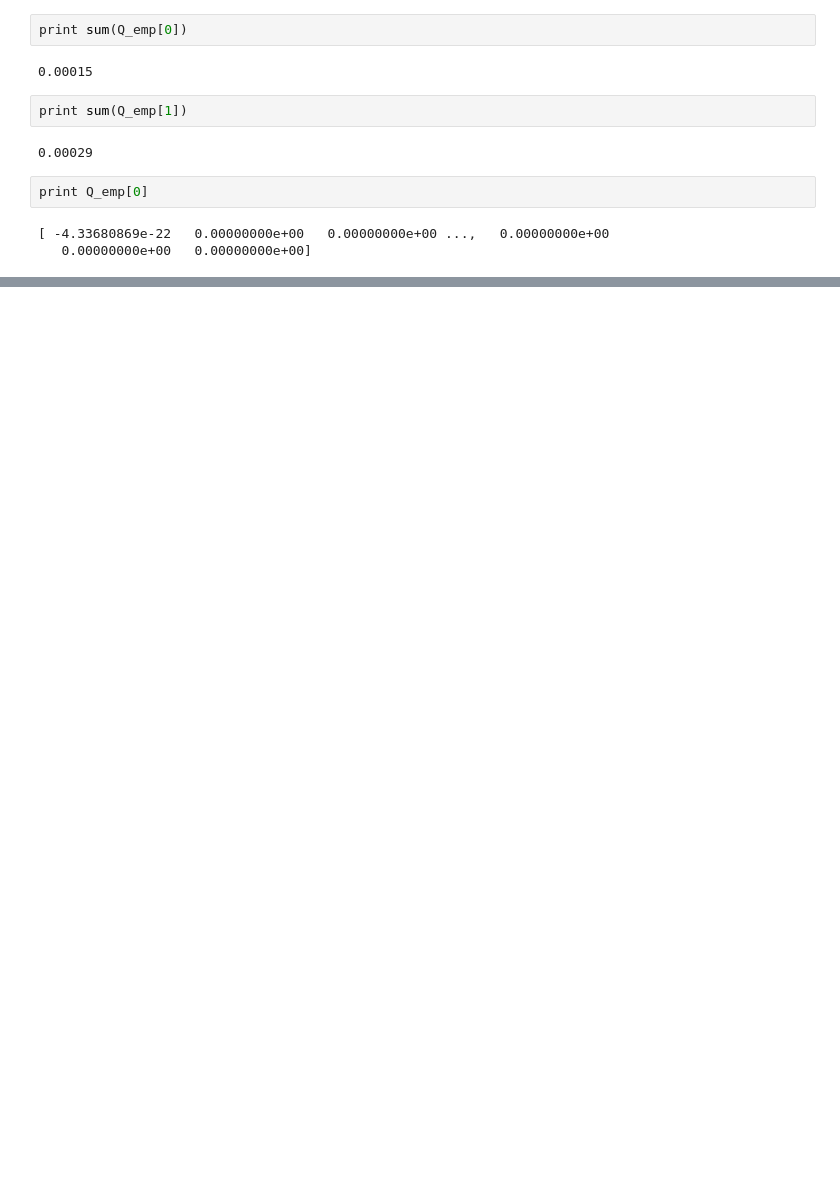
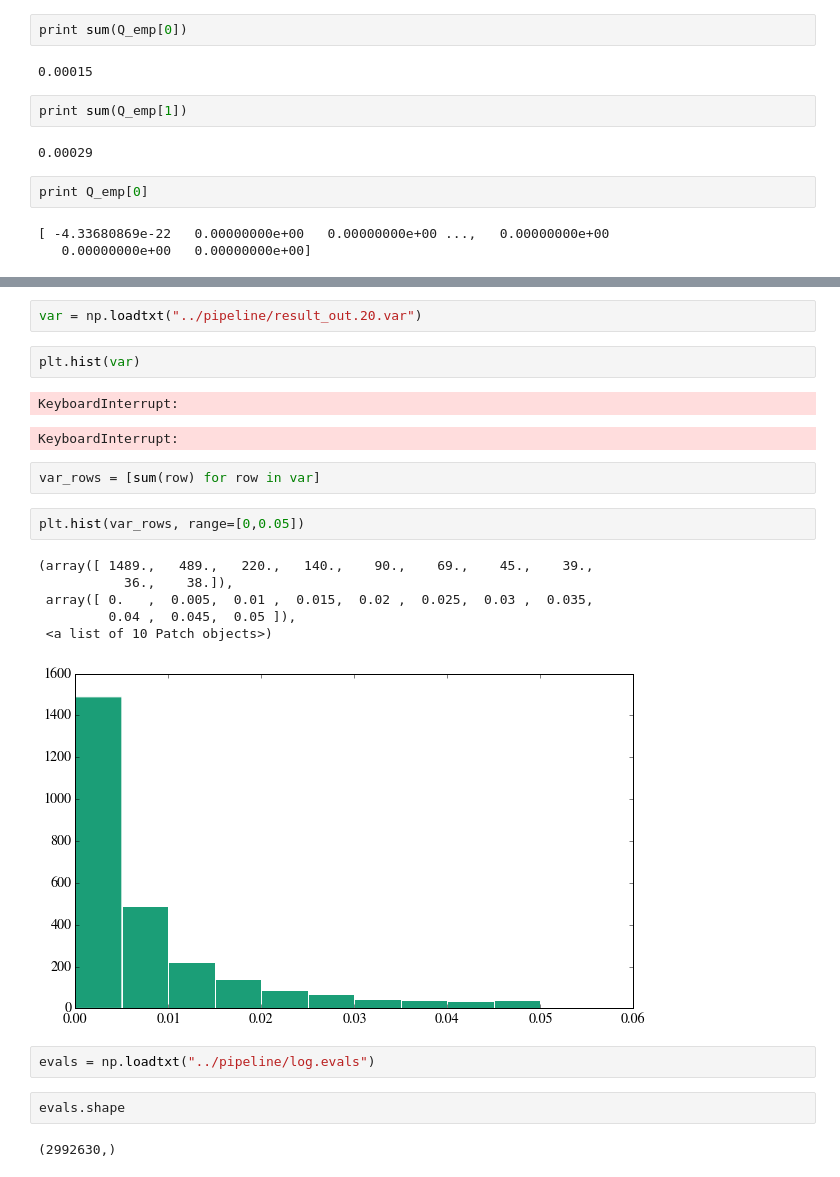
Before and after one commit to jming/thesis, a Jupyter notebook: explore-ipynb/Convex Hull Random.ipynb, the cells around one changed output, grey strips where cells are left out. Drawn from its saved outputs; the diff is of its cells as text; blank space fills up the shorter version.

```diff
--- a/explore-ipynb/Convex Hull Random.ipynb
+++ b/explore-ipynb/Convex Hull Random.ipynb
@@ -352,0 +389,24 @@ print Q_emp[0]
+# %%
+var = np.loadtxt("../pipeline/result_out.20.var")
+# %%
+plt.hist(var)
+# %% [output]
+KeyboardInterrupt:
+KeyboardInterrupt:
+# %%
+var_rows = [sum(row) for row in var]
+# %%
+plt.hist(var_rows, range=[0,0.05])
+# %% [output]
+(array([ 1489.,   489.,   220.,   140.,    90.,    69.,    45.,    39.,
+           36.,    38.]),
+ array([ 0.   ,  0.005,  0.01 ,  0.015,  0.02 ,  0.025,  0.03 ,  0.035,
+         0.04 ,  0.045,  0.05 ]),
+ <a list of 10 Patch objects>)
+[figure, added]
+# %%
+evals = np.loadtxt("../pipeline/log.evals")
+# %%
+evals.shape
+# %% [output]
+(2992630,)
```
Also changed, not shown: parts of 15 cells of this notebook, 15 other files.
